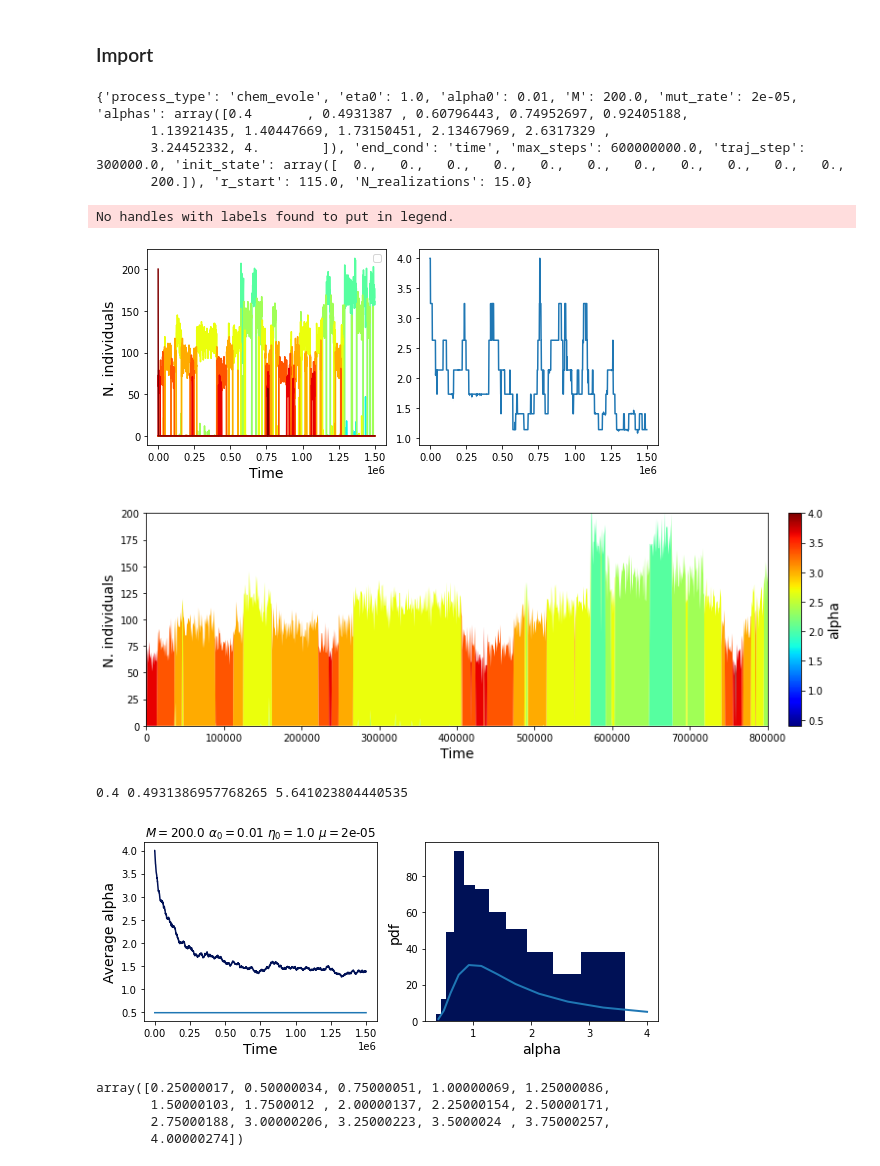
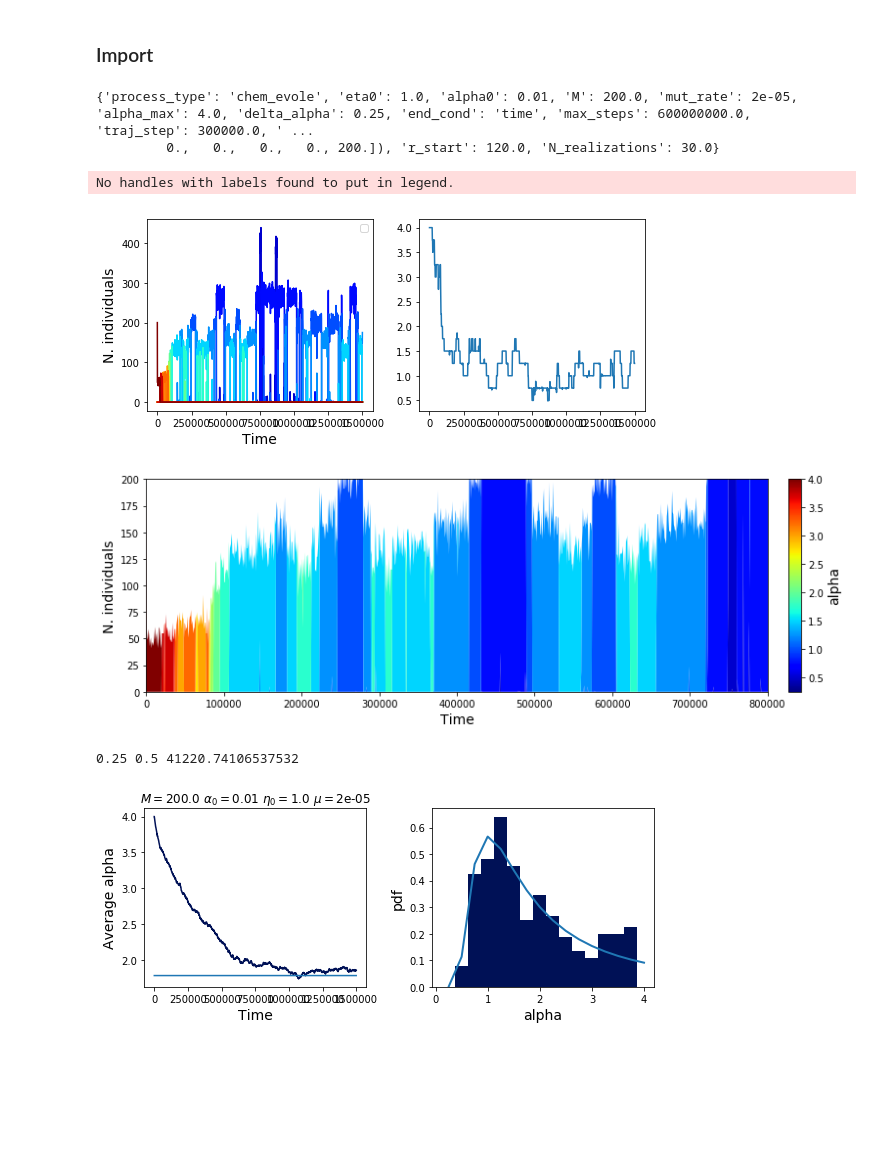
Before and after one commit to amazzoli/PopGenCompetition, a Jupyter notebook: main/Chemostat.ipynb, the cells around one changed output. Saved outputs shown, nothing was run; the diff lists cells and outputs as text; code cells hidden in the pictures; blank space fills up the shorter version.

Commit message:
chemostat params

```diff
--- a/main/Chemostat.ipynb
+++ b/main/Chemostat.ipynb
@@ -38,23 +38,21 @@ ut.write_params(params, data_dir, 'param.txt')
 # %% [markdown]
 ### Import
 # %%
-data_dir = '../data/chem_evol_e_log/'
+data_dir = '../data/chem_evol_e/'
 plot_dir = '../plots/chem_evol/'
 params = ut.read_params(data_dir+'param.txt')
-#n_states = int(params['alpha_max']/params['delta_alpha'])
-n_states = len(params['alphas'])
+n_states = int(params['alpha_max']/params['delta_alpha'])
+#n_states = len(params['alphas'])
 print(params)
 # %% [output]
-{'process_type': 'chem_evole', 'eta0': 1.0, 'alpha0': 0.01, 'M': 200.0, 'mut_rate': 2e-05, 'alphas': array([0.4       , 0.4931387 , 0.60796443, 0.74952697, 0.92405188,
-       1.13921435, 1.40447669, 1.73150451, 2.13467969, 2.6317329 ,
-       3.24452332, 4.        ]), 'end_cond': 'time', 'max_steps': 600000000.0, 'traj_step': 300000.0, 'init_state': array([  0.,   0.,   0.,   0.,   0.,   0.,   0.,   0.,   0.,   0.,   0.,
-       200.]), 'r_start': 115.0, 'N_realizations': 15.0}
+{'process_type': 'chem_evole', 'eta0': 1.0, 'alpha0': 0.01, 'M': 200.0, 'mut_rate': 2e-05, 'alpha_max': 4.0, 'delta_alpha': 0.25, 'end_cond': 'time', 'max_steps': 600000000.0, 'traj_step': 300000.0, ' ...
+         0.,   0.,   0.,   0., 200.]), 'r_start': 120.0, 'N_realizations': 30.0}
 # %%
 traj, labels = ut.read_traj(data_dir+'traj0.txt')
 # %%
 N_traj = traj[:,1:].sum(axis=1)
-#alphas = np.linspace(params['delta_alpha'], params['alpha_max'], n_states)
-alphas = params['alphas']
+alphas = np.linspace(params['delta_alpha'], params['alpha_max'], n_states)
+#alphas = params['alphas']
 av_alpha_traj = np.sum(traj[:,1:]*alphas, axis=1) / N_traj
 std_alpha_traj = np.sqrt(np.sum(traj[:,1:]*alphas**2, axis=1) / N_traj - av_alpha_traj**2)
 # %%
@@ -74,10 +72,10 @@ ax1.legend(fontsize=10)
 ax2.plot(traj[:,0], av_alpha_traj)
 ax2.fill_between(traj[:,0], av_alpha_traj-std_alpha_traj/2, av_alpha_traj+std_alpha_traj/2)
 plt.tight_layout()
-plt.savefig(plot_dir+'traj.png', dpi=200, transparent=True)
+#plt.savefig(plot_dir+'traj.png', dpi=200, transparent=True)
 # %% [output]
 No handles with labels found to put in legend.
-[figure, old version]
+[figure, new version]
 # %%
 cumul_av_alpha = np.zeros(len(av_alpha_traj))
 for i in range(len(labels)-1):
@@ -104,16 +102,16 @@ norm = mpl.colors.Normalize(vmin=alphas[0], vmax=alphas[-1])
 cb1 = mpl.colorbar.ColorbarBase(cax, cmap=cmap, norm=norm, orientation='vertical')
 cb1.set_label('alpha', fontsize=14)
 
-plt.savefig(plot_dir+'color_traj.png',dpi=200)
+#plt.savefig(plot_dir+'color_traj.png',dpi=200)
 # %% [output]
-[figure, old version]
+[figure, new version]
 # %%
 #alphas = np.linspace(params['delta_alpha'], params['alpha_max'], n_states)
 #alphas = params['alphas']
 av_av_alpha = np.zeros(len(av_alpha_traj))
 av_times = np.zeros(len(av_alpha_traj))
-params['N_realizations'] = 130
-snap_times_frac = np.array([0.7,0.8,0.9,1])
+params['N_realizations'] = 150
+snap_times_frac = np.array([0.8,1])
 snap_times = np.array(snap_times_frac * int(len(av_alpha_traj)-1), dtype=int)
 final_dist = np.empty((0,len(snap_times)))
 for i in range(int(params['N_realizations'])):
@@ -141,7 +139,7 @@ Nts = Nts_f(params['M'], alphas[i+1], alphas[i], params['alpha0'])
 c = c_f(alphas[i+1], alphas[i], params['alpha0'])
 print(alphas[i], alphas[i+1], mut_p_inv_ratio(Nts, c))
 # %% [output]
-0.4 0.4931386957768265 5.641023804440535
+0.25 0.5 41220.74106537532
 # %%
 dist = np.array([1])
 norm = 0
@@ -155,25 +153,18 @@ average = (alphas*dist).sum()/norm*(alphas[1]-alphas[0])
 # %%
 fig, (ax1, ax2) = plt.subplots(1,2,figsize=(8,3.5))
 
 ax2.set_xlabel('alpha', fontsize=14)
 ax2.set_ylabel('pdf', fontsize=14)
-ax2.plot(alphas, dist, lw=2)
-ax2.hist(final_dist, bins=alphas, align='left', color='#001156')
+ax2.plot(alphas, dist/norm, lw=2)
+ax2.hist(final_dist, bins=alphas, density=True, align='left', color='#001156')
 
 ax1.set_xlabel('Time',fontsize=14)
 ax1.set_ylabel('Average alpha',fontsize=14)
 ax1.set_title("$M=$"+str(params['M'])+r" $\alpha_0=$"+str(params['alpha0'])+r" $\eta_0=$"+str(params['eta0'])+r" $\mu=$"+str(params['mut_rate']))
 ax1.plot(av_times, av_av_alpha, color='#001156')
 ax1.plot(av_times, np.ones(len(traj[:,0]))*average)
 
 plt.tight_layout()
-plt.savefig(plot_dir+'alpha_stat.png', dpi=200)
+#plt.savefig(plot_dir+'alpha_stat.png', dpi=200)
 # %% [output]
-[figure, old version]
+[figure, new version]
-# %%
-average
-# %% [output]
-array([0.25000017, 0.50000034, 0.75000051, 1.00000069, 1.25000086,
-       1.50000103, 1.7500012 , 2.00000137, 2.25000154, 2.50000171,
-       2.75000188, 3.00000206, 3.25000223, 3.5000024 , 3.75000257,
-       4.00000274])
```
Also changed, not shown: parts of 1 cell of this notebook, 21 other files.
